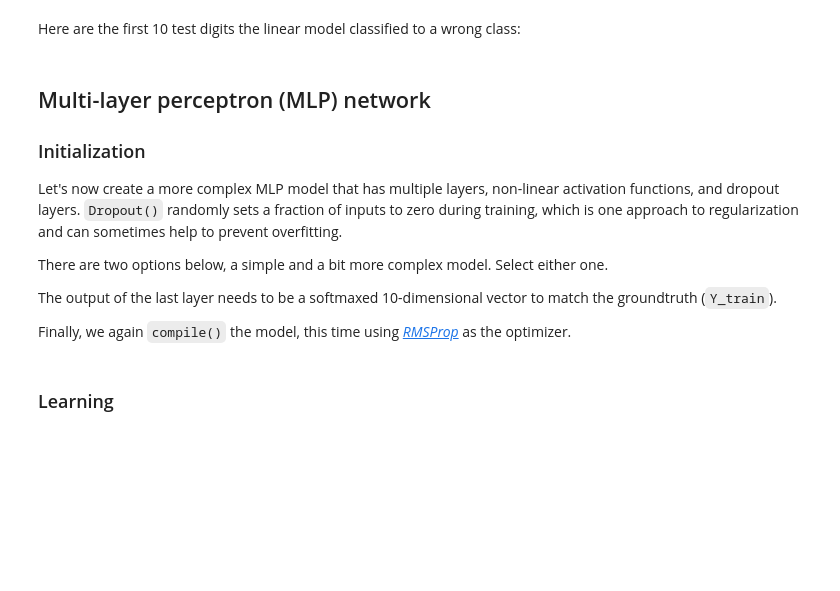
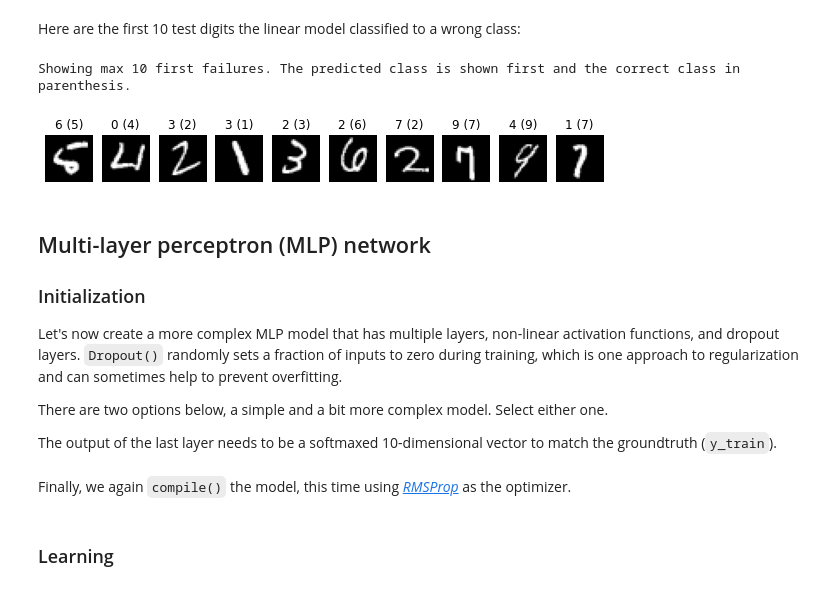
Before and after one commit to argonne-lcf/ATPESC_MachineLearning, a Jupyter notebook: 01_deepLearning/02_keras.ipynb, the cells around one changed output. Saved outputs shown, nothing was run; the diff lists cells and outputs as text; code cells hidden in the pictures; blank space fills up the shorter version.

```diff
--- a/01_deepLearning/02_keras.ipynb
+++ b/01_deepLearning/02_keras.ipynb
@@ -123,13 +154,13 @@ We can now take a closer look on the results.
 Let's define a helper function to show the failure cases of our classifier.
 # %%
 def show_failures(predictions, trueclass=None, predictedclass=None, maxtoshow=10):
-    rounded = np.argmax(predictions, axis=1)
+    rounded = numpy.argmax(predictions, axis=1)
     errors = rounded!=y_test
     print('Showing max', maxtoshow, 'first failures. '
           'The predicted class is shown first and the correct class in parenthesis.')
     ii = 0
     plt.figure(figsize=(maxtoshow, 1))
-    for i in range(X_test.shape[0]):
+    for i in range(x_test.shape[0]):
         if ii>=maxtoshow:
             break
         if errors[i]:
@@ -139,15 +170,18 @@ def show_failures(predictions, trueclass=None, predictedclass=None, maxtoshow=10
                 continue
             plt.subplot(1, maxtoshow, ii+1)
             plt.axis('off')
-            plt.imshow(X_test[i,:,:], cmap="gray")
+            plt.imshow(x_test[i,:,:], cmap="gray")
             plt.title("%d (%d)" % (rounded[i], y_test[i]))
             ii = ii + 1
 # %% [markdown]
 Here are the first 10 test digits the linear model classified to a wrong class:
 # %%
-linpredictions = linmodel.predict(X_test)
+linpredictions = linear_model.predict(x_test)
 
 show_failures(linpredictions)
+# %% [output]
+Showing max 10 first failures. The predicted class is shown first and the correct class in parenthesis.
+[figure, added]
 # %% [markdown]
 ## Multi-layer perceptron (MLP) network
 
@@ -157,6 +191,4 @@ Let's now create a more complex MLP model that has multiple layers, non-linear a
 
 There are two options below, a simple and a bit more complex model.  Select either one.
 
-The output of the last layer needs to be a softmaxed 10-dimensional vector to match the groundtruth (`Y_train`).
-
-Finally, we again `compile()` the model, this time using [*RMSProp*](https://keras.io/optimizers/#rmsprop) as the optimizer.
+The output of the last layer needs to be a softmaxed 10-dimensional vector to match the groundtruth (`y_train`).
@@ -191,0 +227,2 @@ SVG(model_to_dot(model, show_shapes=True, dpi=72).create(prog='dot', format='svg
+# %% [markdown]
+Finally, we again `compile()` the model, this time using [*RMSProp*](https://keras.io/optimizers/#rmsprop) as the optimizer.
```
Also changed, not shown: parts of 35 cells of this notebook, 1 other file.
